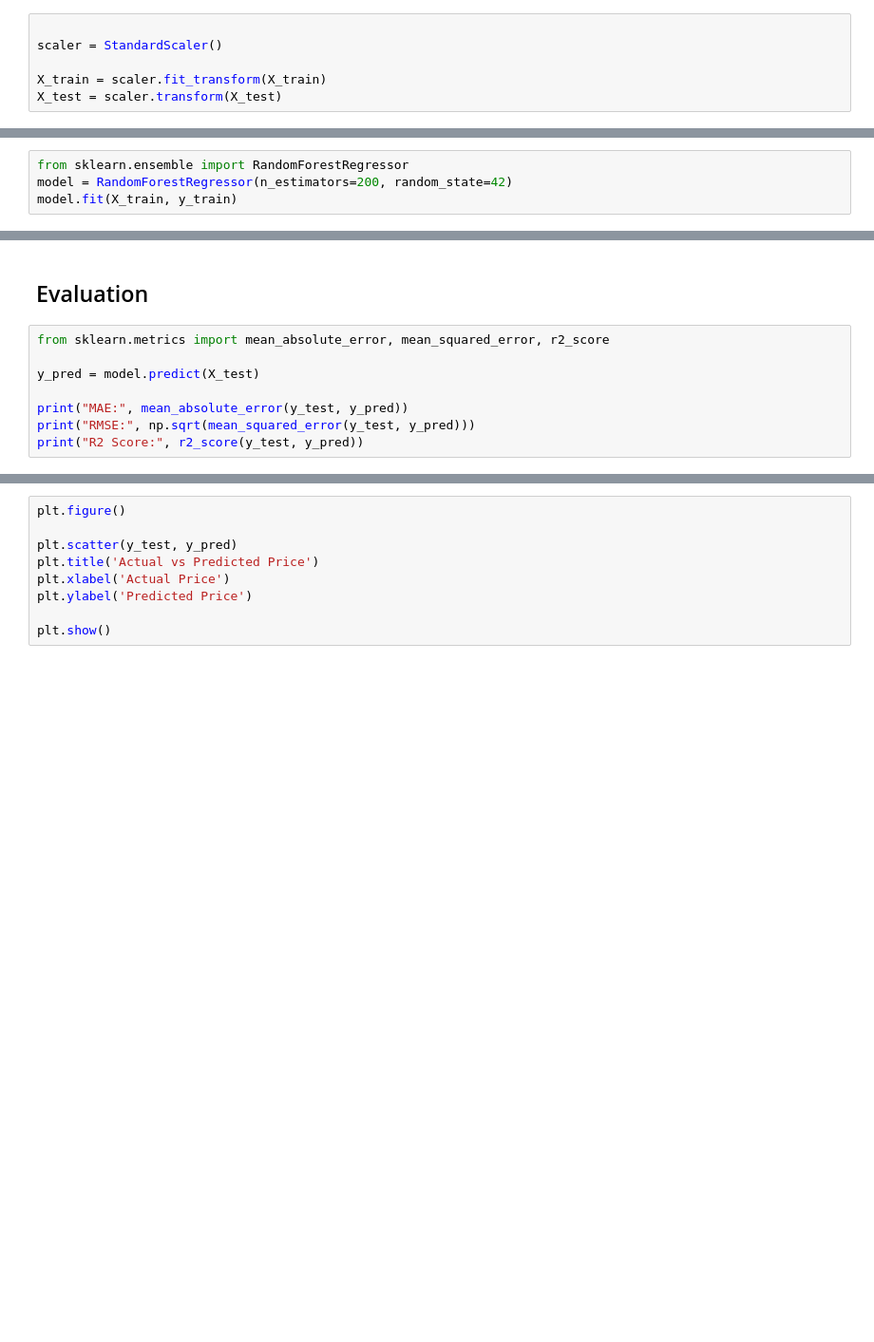
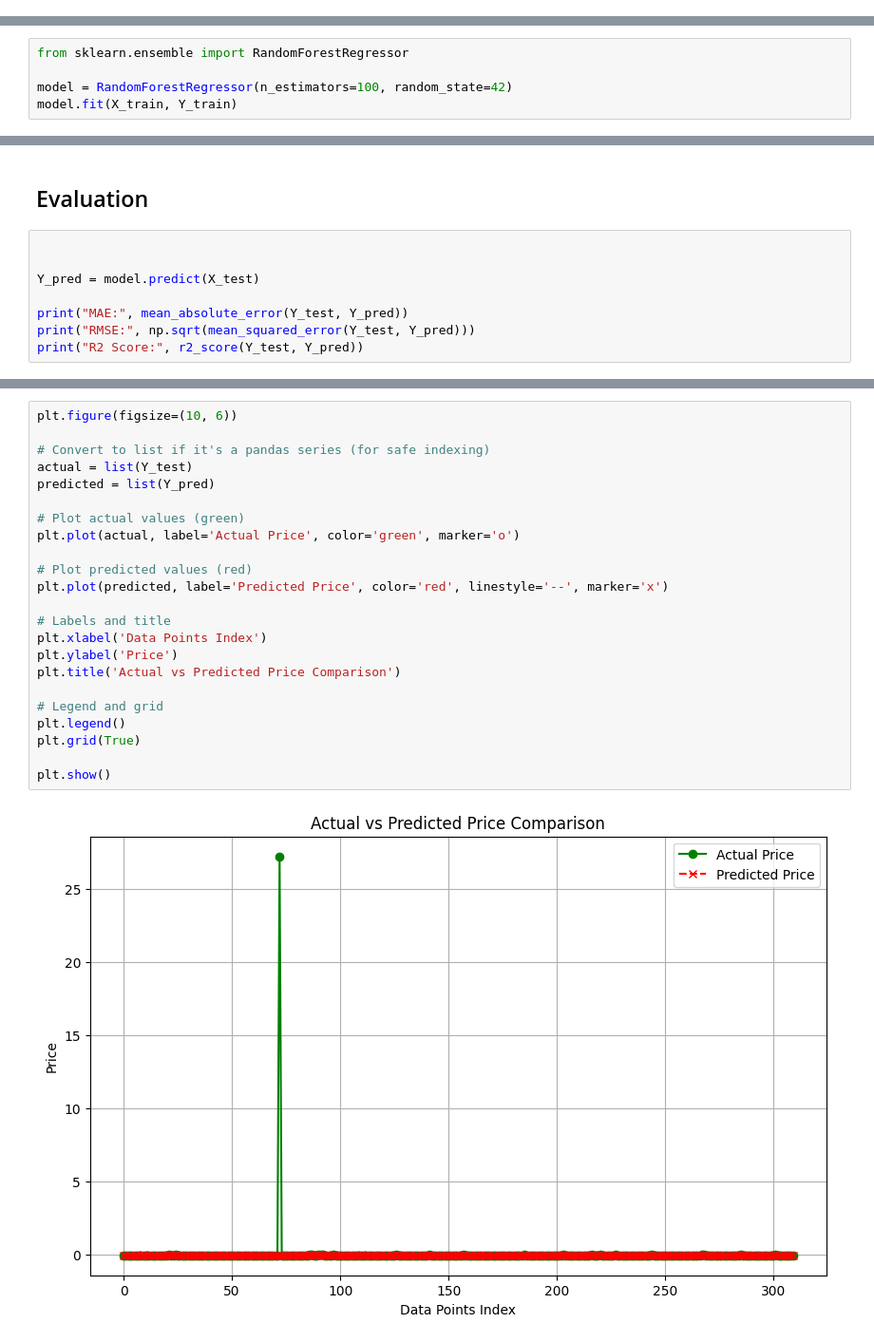
Before and after one commit to dronabopche/100-ML-AI-Project, a Jupyter notebook: ML_To_Train/10_Used_Car_Price_Prediction/used_car_price_prediction.ipynb, the cells around one changed output, grey strips where cells are left out. Shown at 95% size. Drawn from its saved outputs; the diff is of its cells as text; blank space fills up the shorter version.

```diff
--- a/ML_To_Train/10_Used_Car_Price_Prediction/used_car_price_prediction.ipynb
+++ b/ML_To_Train/10_Used_Car_Price_Prediction/used_car_price_prediction.ipynb
@@ -95,6 +158,0 @@ X_train, X_test, y_train, y_test = train_test_split(X, y, test_size=0.2, random_
-# %%
-
-scaler = StandardScaler()
-
-X_train = scaler.fit_transform(X_train)
-X_test = scaler.transform(X_test)
@@ -103,4 +185,5 @@ X_test = scaler.transform(X_test)
 # %%
 from sklearn.ensemble import RandomForestRegressor
-model = RandomForestRegressor(n_estimators=200, random_state=42)
-model.fit(X_train, y_train)
+
+model = RandomForestRegressor(n_estimators=100, random_state=42)
+model.fit(X_train, Y_train)
@@ -107,10 +192,10 @@ model.fit(X_train, y_train)
 # %% [markdown]
 ## Evaluation
 # %%
-from sklearn.metrics import mean_absolute_error, mean_squared_error, r2_score
 
-y_pred = model.predict(X_test)
 
-print("MAE:", mean_absolute_error(y_test, y_pred))
-print("RMSE:", np.sqrt(mean_squared_error(y_test, y_pred)))
-print("R2 Score:", r2_score(y_test, y_pred))
+Y_pred = model.predict(X_test)
+
+print("MAE:", mean_absolute_error(Y_test, Y_pred))
+print("RMSE:", np.sqrt(mean_squared_error(Y_test, Y_pred)))
+print("R2 Score:", r2_score(Y_test, Y_pred))
@@ -117,9 +206,25 @@ print("R2 Score:", r2_score(y_test, y_pred))
 # %%
-plt.figure()
+plt.figure(figsize=(10, 6))
 
-plt.scatter(y_test, y_pred)
-plt.title('Actual vs Predicted Price')
-plt.xlabel('Actual Price')
-plt.ylabel('Predicted Price')
+# Convert to list if it's a pandas series (for safe indexing)
+actual = list(Y_test)
+predicted = list(Y_pred)
+
+# Plot actual values (green)
+plt.plot(actual, label='Actual Price', color='green', marker='o')
+
+# Plot predicted values (red)
+plt.plot(predicted, label='Predicted Price', color='red', linestyle='--', marker='x')
+
+# Labels and title
+plt.xlabel('Data Points Index')
+plt.ylabel('Price')
+plt.title('Actual vs Predicted Price Comparison')
+
+# Legend and grid
+plt.legend()
+plt.grid(True)
 
 plt.show()
+# %% [output]
+[figure, added]
```
Also changed, not shown: parts of 21 cells of this notebook, 3 other files.
